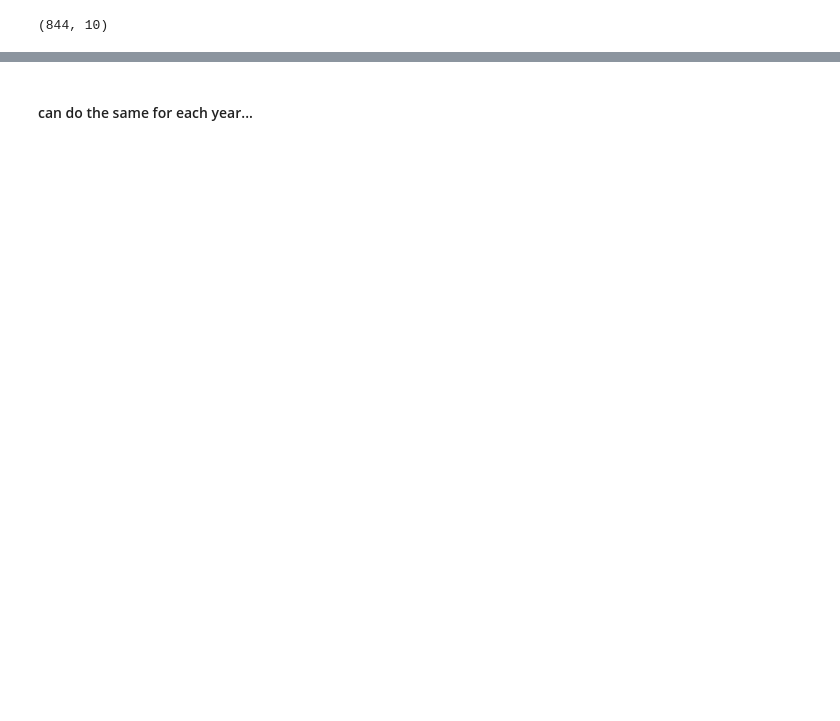
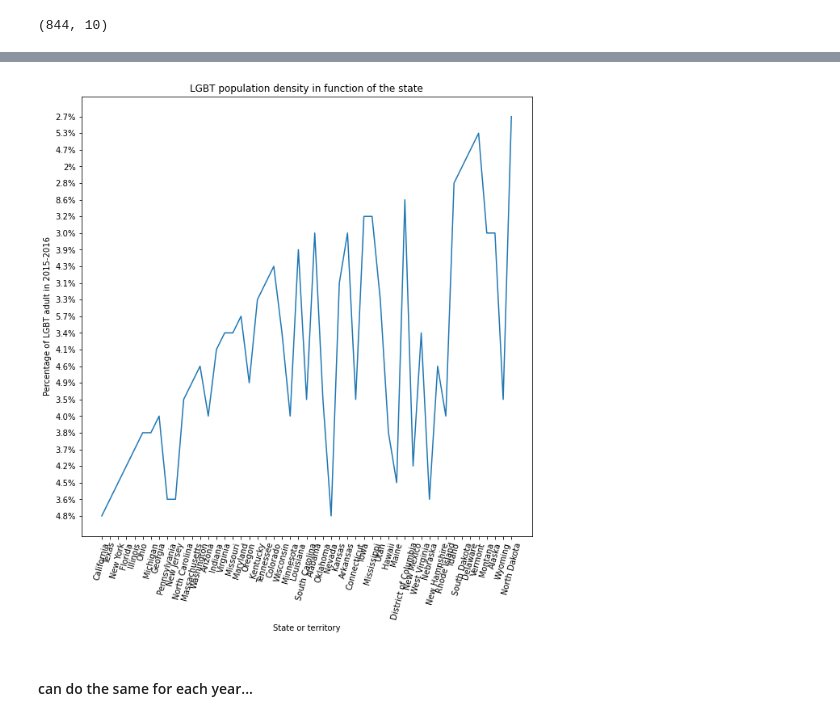
Before and after one commit to epfl-ada/ada-2021-project-ada_group_project, a Jupyter notebook: basic_exploration.ipynb, the cells around one changed output, grey strips where cells are left out. Drawn from its saved outputs; the diff is of its cells as text; code cells hidden in the pictures; blank space fills up the shorter version.

```diff
--- a/basic_exploration.ipynb
+++ b/basic_exploration.ipynb
@@ -114,0 +167,7 @@ Name: state, dtype: int64
+# %%
+#file lgbtsummary
+lgbtsummary=pd.read_csv("data/lgbtsummary.csv")
+lgbtsummary=lgbtsummary[:-1] #remove last row to sort by increasing population rank
+lgbtsummary=lgbtsummary[['Pop.rank', 'State or territory', '2015–2016 LGBTadult percentageestimate[7]', '2016 transgender adult percentage estimate[2]']]
+lgbtsummary=lgbtsummary.rename(columns={"2015–2016 LGBTadult percentageestimate[7]": "Percentage of LGBT adult in 2015-2016", "2016 transgender adult percentage estimate[2]": "Percentage of transgender adult in 2016"})
+lgbtsummary.head(lgbtsummary.shape[0])
@@ -115,2 +192,13 @@ Name: state, dtype: int64
+# %%
+#visualizations:
+plt.figure(figsize=(10,10))
+plt.plot(lgbtsummary['State or territory'],lgbtsummary['Percentage of LGBT adult in 2015-2016'])
+plt.xticks(rotation=75)
+plt.xlabel("State or territory")
+plt.ylabel("Percentage of LGBT adult in 2015-2016")
+plt.title("LGBT population density in function of the state")
+plt.show()
+# %% [output]
+[figure, added]
 # %% [markdown]
 #### can do the same for each year...
```
Also changed, not shown: parts of 19 cells of this notebook.
